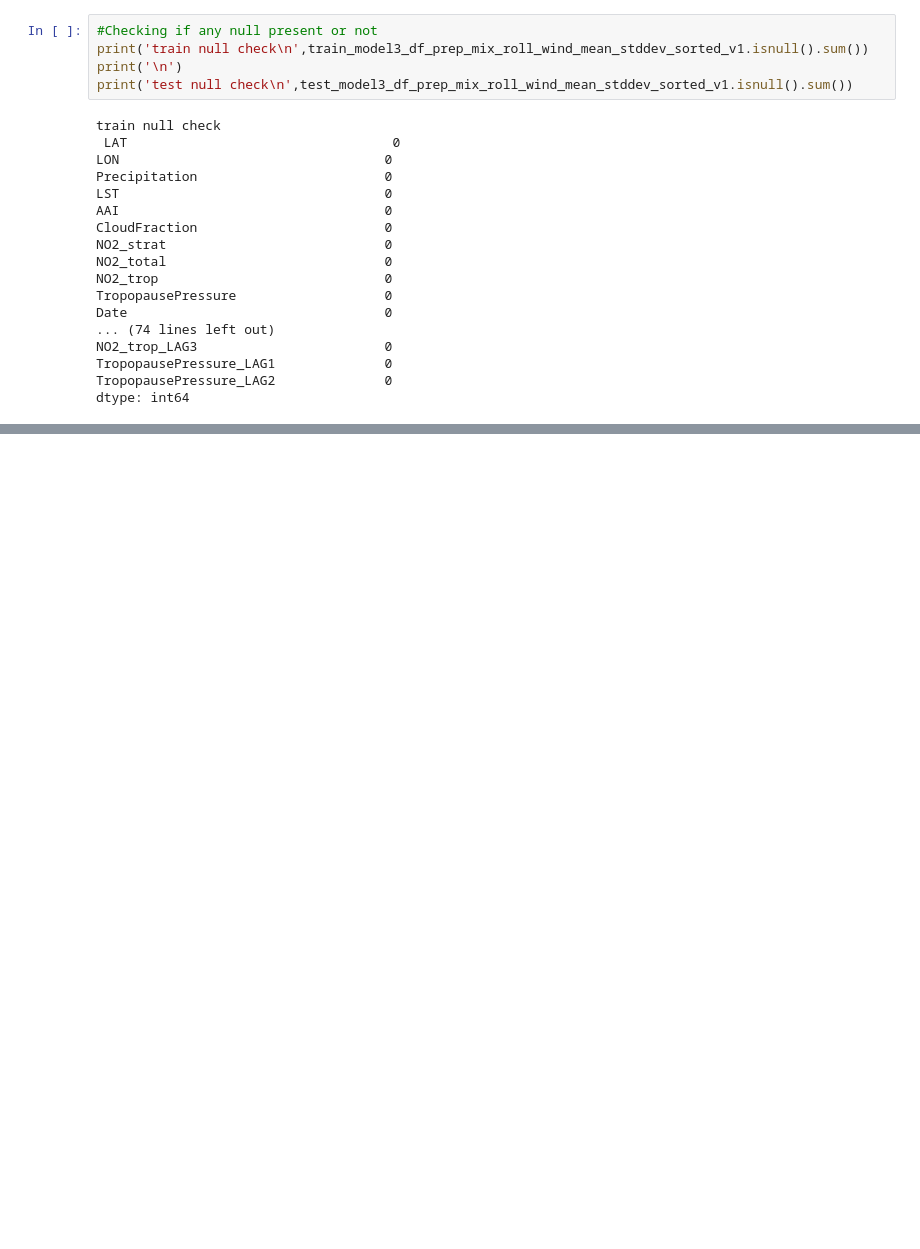
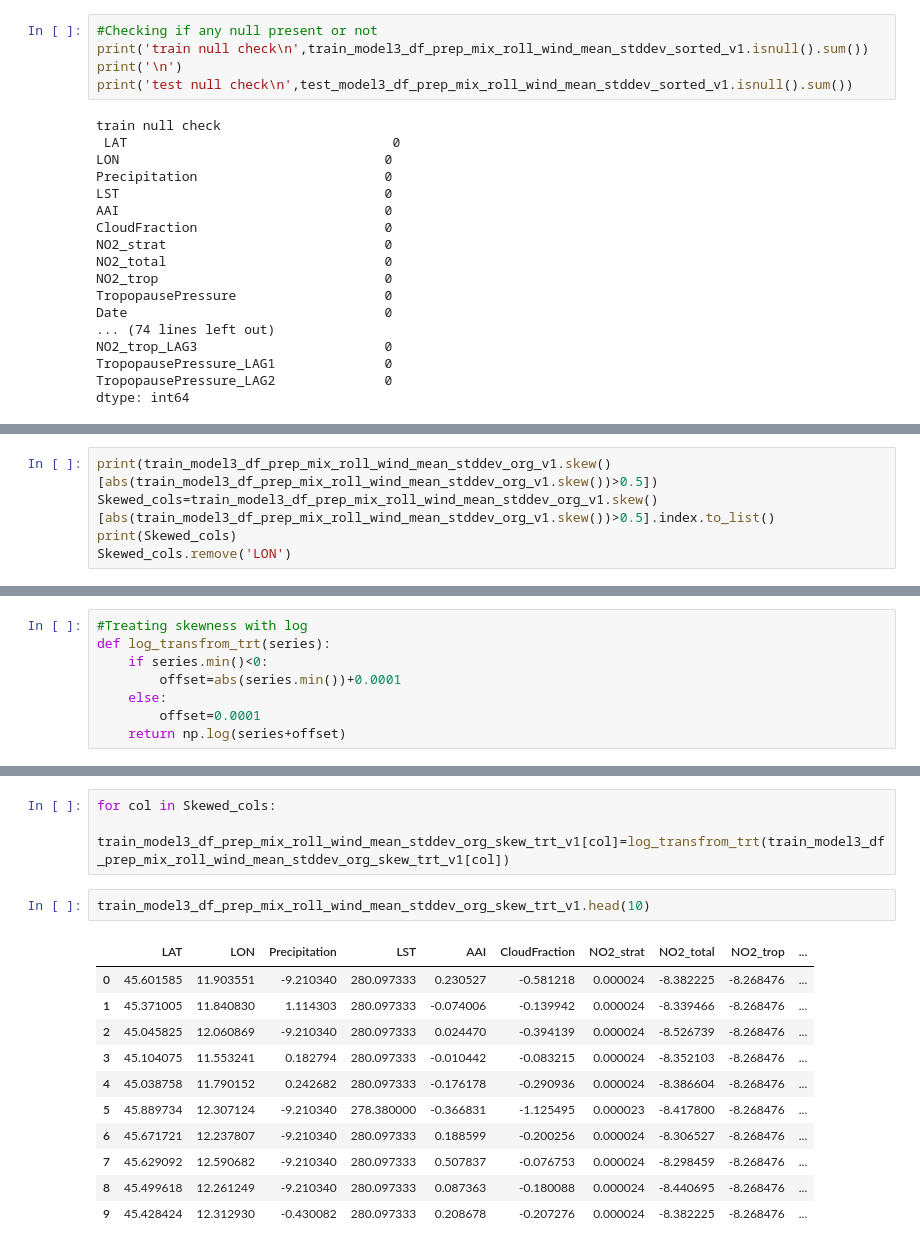
Before and after one commit to Anurag163/GeoAI_Ground_level_NO2_Zindi-, a Jupyter notebook: 4.Feature_Engineering_3.ipynb, the cells around one changed output, grey strips where cells are left out. Cells and saved outputs as stored; diff of their text form; blank space fills up the shorter version.

```diff
--- a/4.Feature_Engineering_3.ipynb
+++ b/4.Feature_Engineering_3.ipynb
@@ -462,0 +560,5 @@ dtype: int64
+# %%
+print(train_model3_df_prep_mix_roll_wind_mean_stddev_org_v1.skew()[abs(train_model3_df_prep_mix_roll_wind_mean_stddev_org_v1.skew())>0.5])
+Skewed_cols=train_model3_df_prep_mix_roll_wind_mean_stddev_org_v1.skew()[abs(train_model3_df_prep_mix_roll_wind_mean_stddev_org_v1.skew())>0.5].index.to_list()
+print(Skewed_cols)
+Skewed_cols.remove('LON')
@@ -462,0 +583,8 @@ dtype: int64
+# %%
+#Treating skewness with log
+def log_transfrom_trt(series):
+    if series.min()<0:
+        offset=abs(series.min())+0.0001
+    else:
+        offset=0.0001
+    return np.log(series+offset)
@@ -462,0 +612,17 @@ dtype: int64
+# %%
+for col in Skewed_cols:
+    train_model3_df_prep_mix_roll_wind_mean_stddev_org_skew_trt_v1[col]=log_transfrom_trt(train_model3_df_prep_mix_roll_wind_mean_stddev_org_skew_trt_v1[col])
+# %%
+train_model3_df_prep_mix_roll_wind_mean_stddev_org_skew_trt_v1.head(10)
+# %% [output]
+|  | LAT | LON | Precipitation | LST | AAI | CloudFraction | NO2_strat | NO2_total | NO2_trop | ... |
+| 0 | 45.601585 | 11.903551 | -9.210340 | 280.097333 | 0.230527 | -0.581218 | 0.000024 | -8.382225 | -8.268476 | ... |
+| 1 | 45.371005 | 11.840830 | 1.114303 | 280.097333 | -0.074006 | -0.139942 | 0.000024 | -8.339466 | -8.268476 | ... |
+| 2 | 45.045825 | 12.060869 | -9.210340 | 280.097333 | 0.024470 | -0.394139 | 0.000024 | -8.526739 | -8.268476 | ... |
+| 3 | 45.104075 | 11.553241 | 0.182794 | 280.097333 | -0.010442 | -0.083215 | 0.000024 | -8.352103 | -8.268476 | ... |
+| 4 | 45.038758 | 11.790152 | 0.242682 | 280.097333 | -0.176178 | -0.290936 | 0.000024 | -8.386604 | -8.268476 | ... |
+| 5 | 45.889734 | 12.307124 | -9.210340 | 278.380000 | -0.366831 | -1.125495 | 0.000023 | -8.417800 | -8.268476 | ... |
+| 6 | 45.671721 | 12.237807 | -9.210340 | 280.097333 | 0.188599 | -0.200256 | 0.000024 | -8.306527 | -8.268476 | ... |
+| 7 | 45.629092 | 12.590682 | -9.210340 | 280.097333 | 0.507837 | -0.076753 | 0.000024 | -8.298459 | -8.268476 | ... |
+| 8 | 45.499618 | 12.261249 | -9.210340 | 280.097333 | 0.087363 | -0.180088 | 0.000024 | -8.440695 | -8.268476 | ... |
+| 9 | 45.428424 | 12.312930 | -0.430082 | 280.097333 | 0.208678 | -0.207276 | 0.000024 | -8.382225 | -8.268476 | ... |
```
Also changed, not shown: parts of 48 cells of this notebook, 16 other files.
